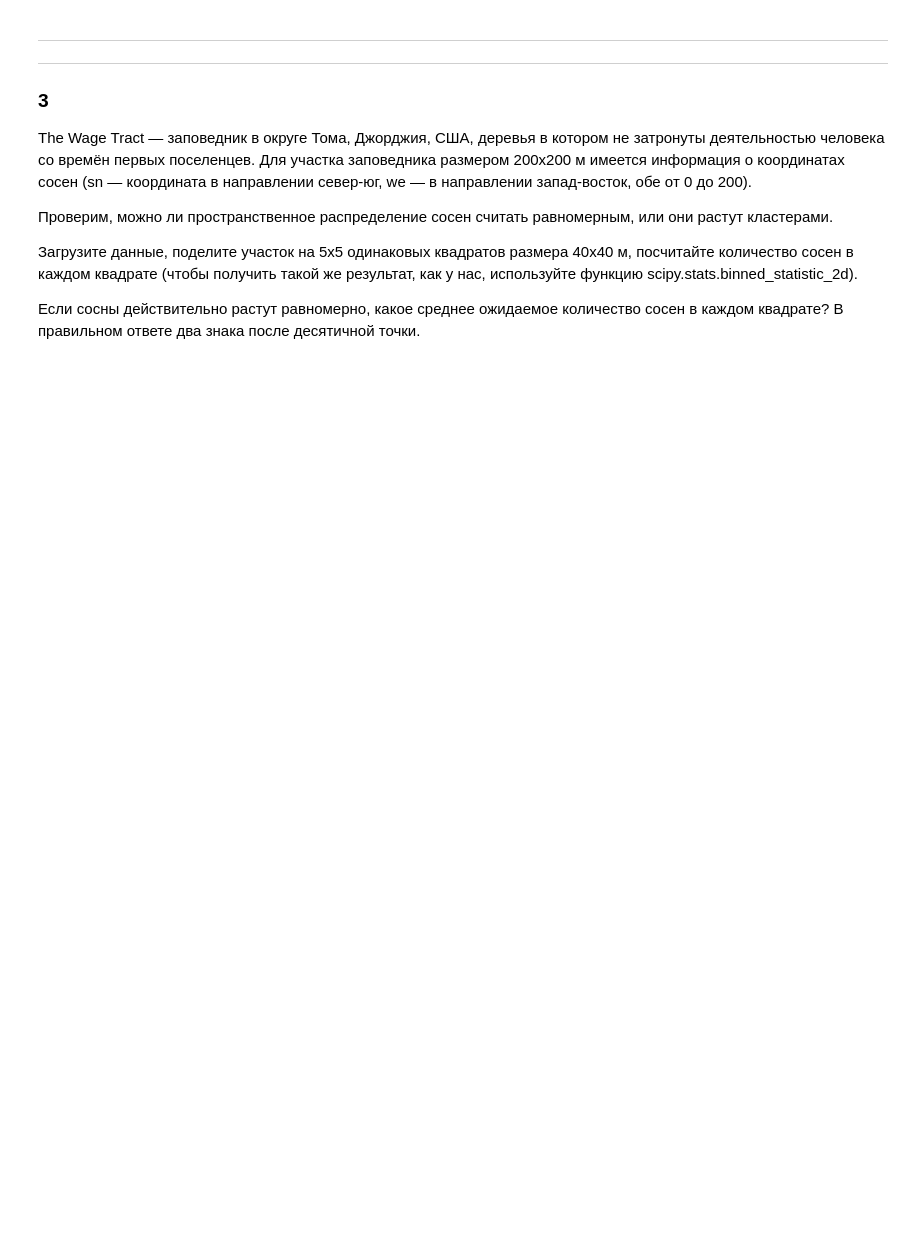
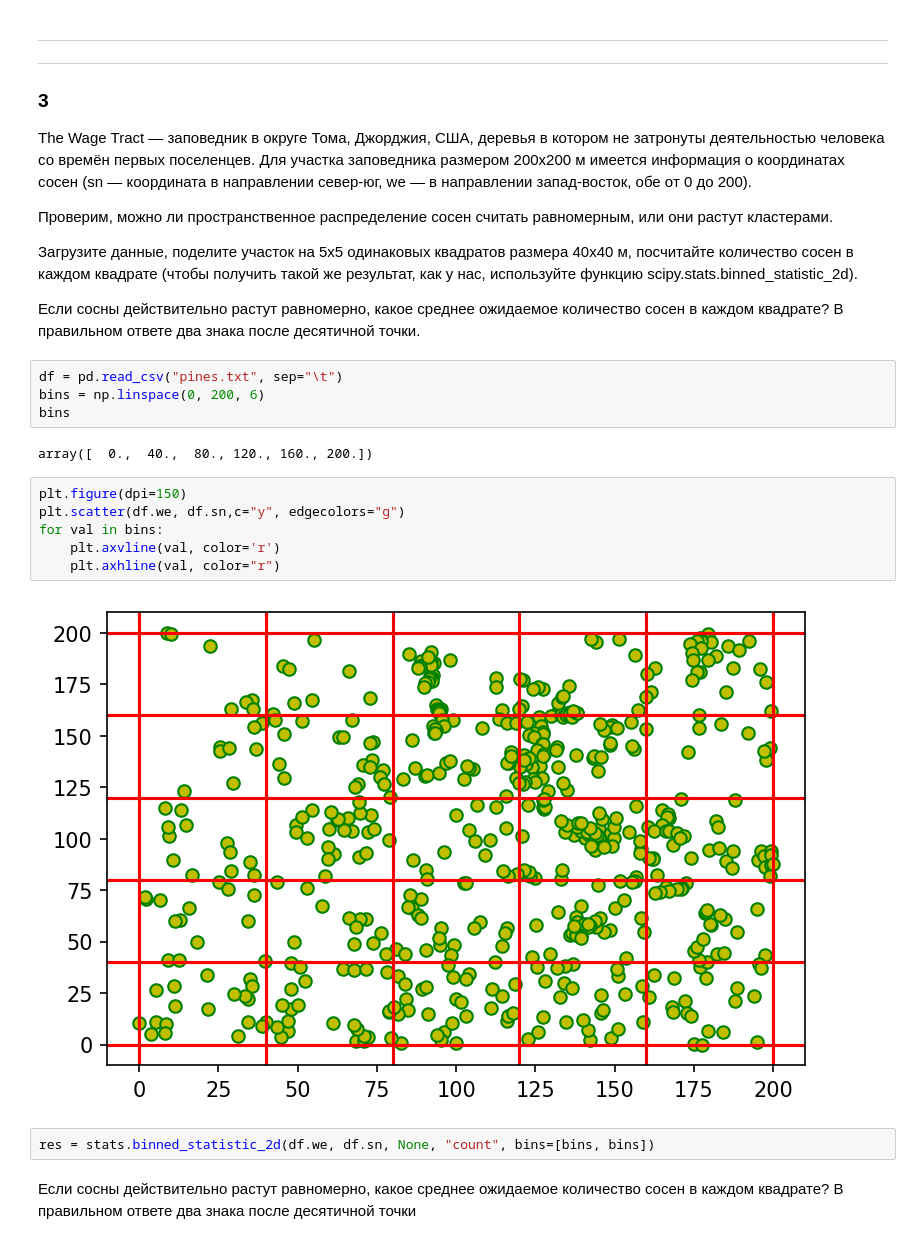
Before and after one commit to Kum4yk/Yandex_math_and_ML, a Jupyter notebook: Specialization. ML and Data Analysis/4_stats-for-data-analysis/week 1/02_проверка гипотез/test_01. Практика проверки гипотез.ipynb, the cells around one changed output. Cells and saved outputs as stored; diff of their text form; blank space fills up the shorter version.

```diff
--- a/Specialization. ML and Data Analysis/4_stats-for-data-analysis/week 1/02_проверка гипотез/test_01. Практика проверки гипотез.ipynb
+++ b/Specialization. ML and Data Analysis/4_stats-for-data-analysis/week 1/02_проверка гипотез/test_01. Практика проверки гипотез.ipynb
@@ -59,3 +64,21 @@ The Wage Tract — заповедник в округе Тома, Джорджи
 Загрузите данные, поделите участок на 5х5 одинаковых квадратов размера 40x40 м, посчитайте количество сосен в каждом квадрате (чтобы получить такой же результат, как у нас, используйте функцию scipy.stats.binned_statistic_2d).
 
 Если сосны действительно растут равномерно, какое среднее ожидаемое количество сосен в каждом квадрате? В правильном ответе два знака после десятичной точки.
+# %%
+df = pd.read_csv("pines.txt", sep="\t")
+bins = np.linspace(0, 200, 6)
+bins
+# %% [output]
+array([  0.,  40.,  80., 120., 160., 200.])
+# %%
+plt.figure(dpi=150)
+plt.scatter(df.we, df.sn,c="y", edgecolors="g")
+for val in bins:
+    plt.axvline(val, color='r')
+    plt.axhline(val, color="r")
+# %% [output]
+[figure, added]
+# %%
+res = stats.binned_statistic_2d(df.we, df.sn, None, "count", bins=[bins, bins])
+# %% [markdown]
+Если сосны действительно растут равномерно, какое среднее ожидаемое количество сосен в каждом квадрате? В правильном ответе два знака после десятичной точки
```
Also changed, not shown: parts of 8 cells of this notebook.
